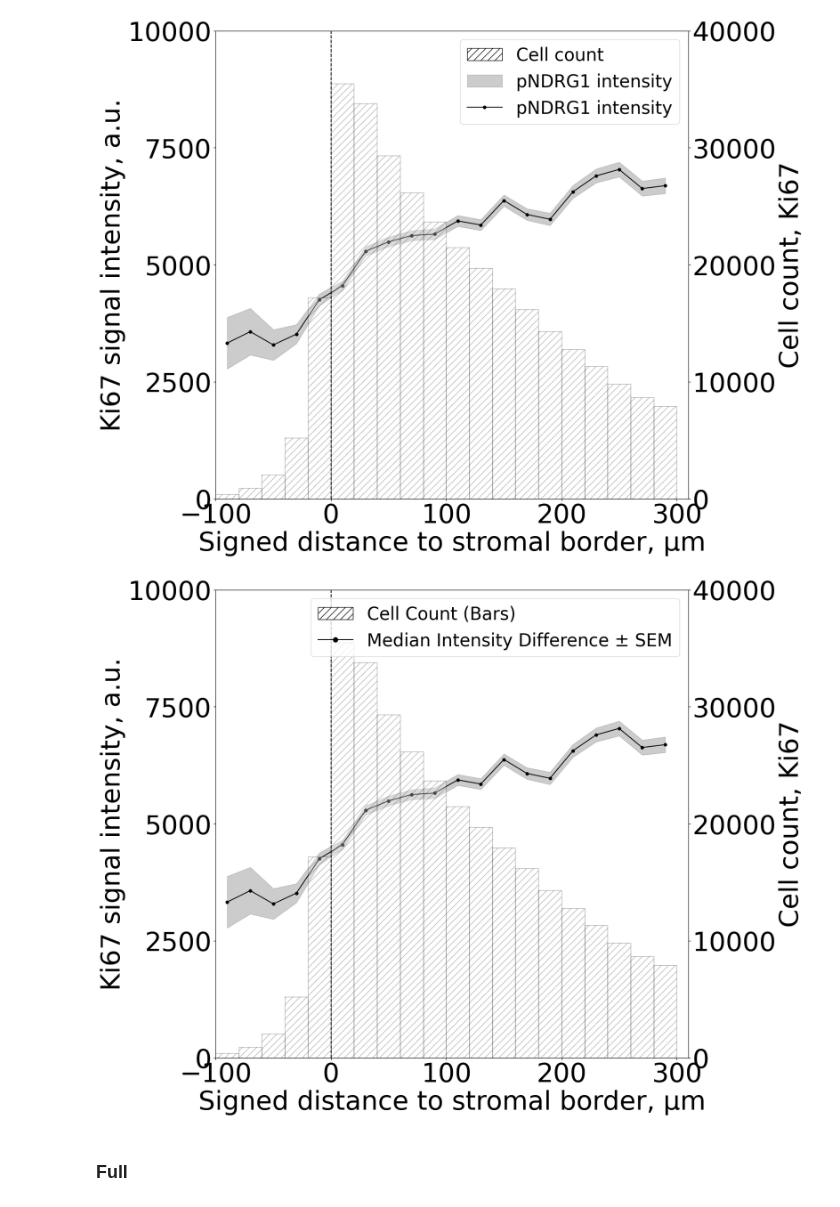
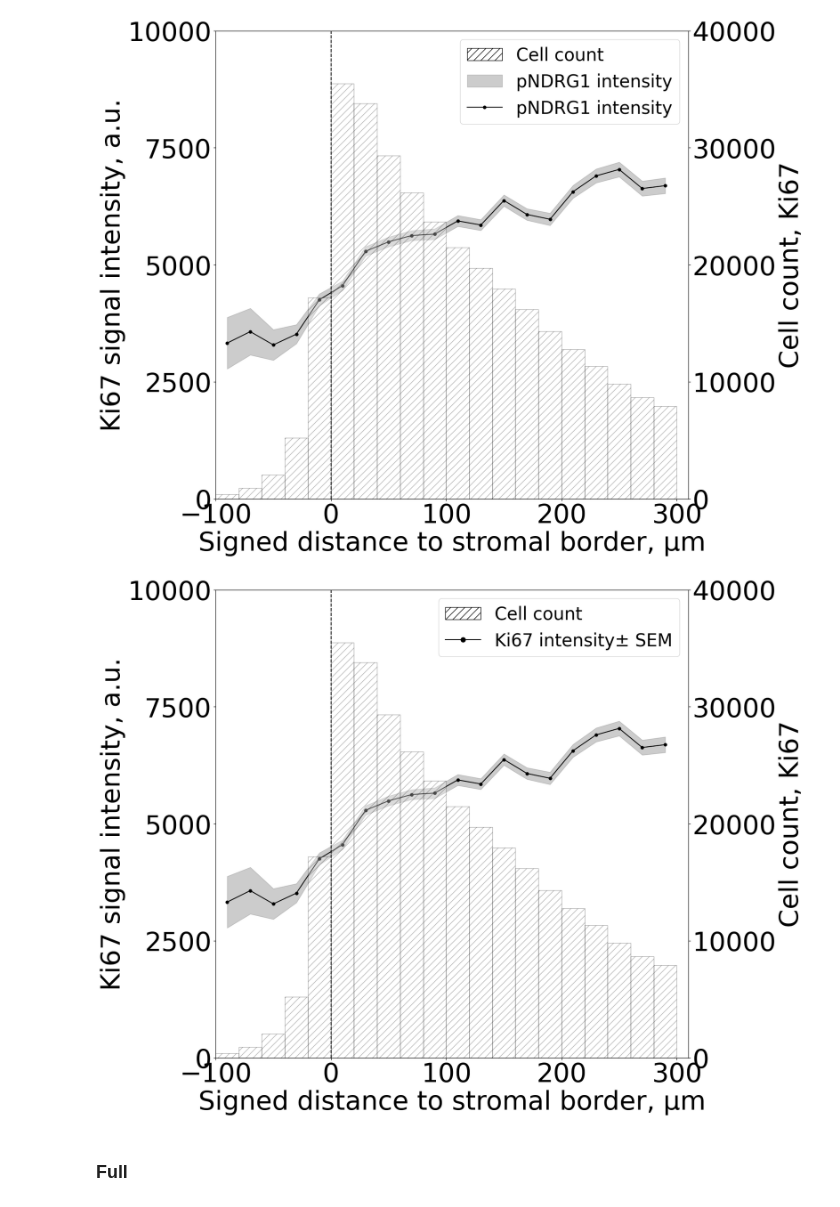
Before and after one commit to HMS-IAC/stroma-spatial-analysis-web, a Jupyter notebook: analysis/AsPC_Ki67/20250221_ki67_spatial.ipynb, the cells around one changed output. Drawn from its saved outputs; the diff is of its cells as text; code cells hidden in the pictures.

Commit message:
complete analysis: pNDRG1 and Ki67

```diff
--- a/analysis/AsPC_Ki67/20250221_ki67_spatial.ipynb
+++ b/analysis/AsPC_Ki67/20250221_ki67_spatial.ipynb
@@ -363,36 +363,36 @@ ax2.set_ylabel(r'Cell count, Ki67', color='black', fontsize=45)
 ax2.axvline(x=0, ls='--', color='black')
 
 # Bar plot with hatch
 bars = ax2.bar(bin_midpoints_1, combined_count, color='grey', width=bin_size, align='center',
                alpha=0.3, edgecolor='black', facecolor='white', hatch='//')
 
 ax2.set_ylim([0, None])
 ax2.set_xlabel(r'Signed distance to stromal border, µm', color='black', fontsize=45)
 ax2.tick_params(axis='both', labelsize=45)
 yticks = np.linspace(0, 40000, 5)
 ax2.set_yticks(yticks)
 
 # --- Create custom legend entries ---
 # 1. Custom legend for the bar plot (hatch pattern)
 bar_patch = Rectangle((0, 0), 1, 1, edgecolor='black', facecolor='white', hatch='//', label="Cell count")
 
 # 2. Custom legend for the intensity difference (line + shaded SEM)
 line_with_fill = Line2D([0], [0], color='black', linestyle='-', marker='o', markersize=8,
-                         label="pNDRG1 intensity± SEM")
+                         label="Ki67 intensity± SEM")
 fill_patch = Rectangle((0, 0), 1, 1, color='grey', alpha=0.4)  # Invisible but represents fill
 
 # Create the legend
 legend_handles = [bar_patch, line_with_fill]
-legend_labels = ["Cell count", "Median Intensity Difference ± SEM"]
+legend_labels = ["Cell count", "Ki67 intensity± SEM"]
 
 ax2.legend(handles=legend_handles, labels=legend_labels, loc='upper right', fontsize=30, frameon=True)
 
 plt.tight_layout()
 plt.savefig(f"{output_path}/20250303_Ki67_full_combined", dpi=300, transparent=False)
 plt.show()
 plt.close()
 # %% [output]
-[figure, old version]
+[figure, new version]
 # %% [markdown]
 ### Full
 # %%
```
Also changed, not shown: 3 other files.
